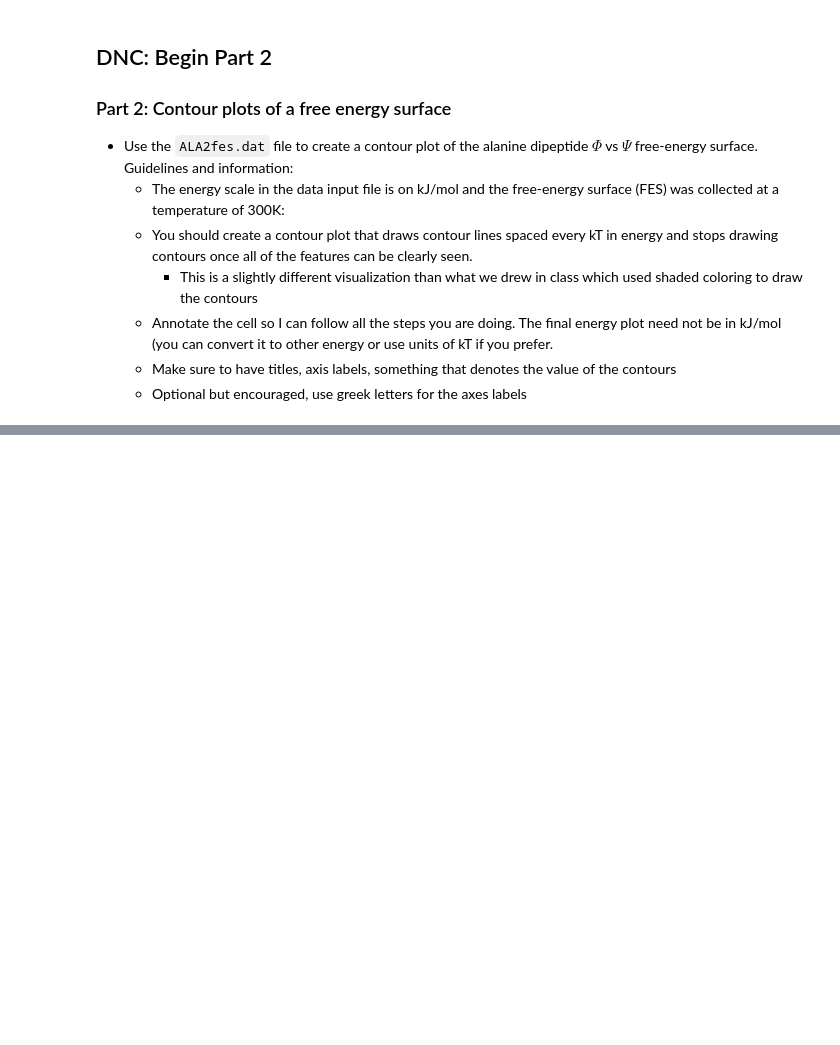
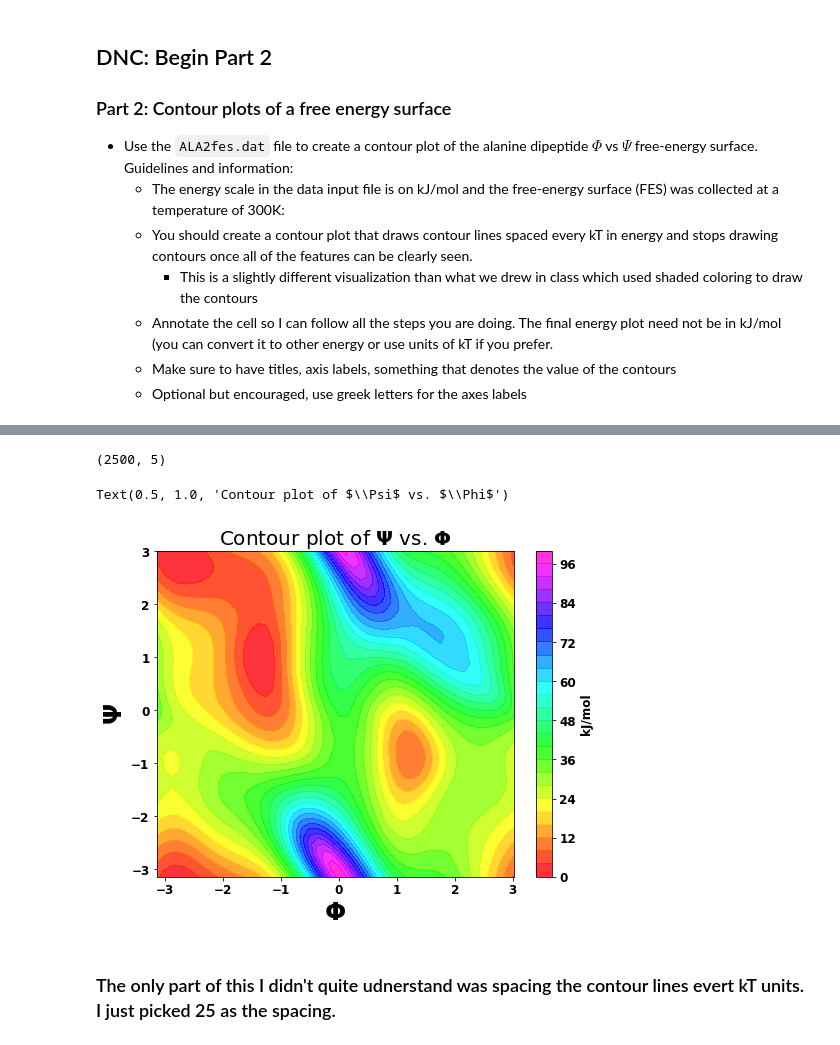
Before and after one commit to jrodguez/data_visualization, a Jupyter notebook: HW2.ipynb, the cells around one changed output, grey strips where cells are left out. Saved outputs shown, nothing was run; the diff lists cells and outputs as text; code cells hidden in the pictures; blank space fills up the shorter version.

```diff
--- a/HW2.ipynb
+++ b/HW2.ipynb
@@ -90,0 +109,4 @@ df.head()
+# %%
+column_names = ['phi', 'psi', 'fes', 'der_phi', 'der_psi']
+data_ALA  = pd.read_csv('ALA2fes.dat', sep = '\s+', header = None, skiprows = 9, names = column_names)
+data_ALA.head()
@@ -90,0 +120,45 @@ df.head()
+# %%
+#Checking data shape is correct, had some issues previously, looks good now.
+data_ALA.shape
+# %% [output]
+(2500, 5)
+# %%
+# need to convert the data into arrays
+
+#creating numpy array for phi, need to reshape the data, 2500 total data sets but they are repeated 50 times. Only need 50.
+phi = np.array(data_ALA['phi'])
+phi_reshape = np.reshape(phi, (50, 50))
+
+#creating numpy array for psi and reshaping data
+psi = np.array(data_ALA['psi'])
+psi_reshape = np.reshape(psi, (50, 50))
+
+#creating numpy array for fes and reshaping data
+fes = np.array(data_ALA['fes'])
+fes_reshape = np.reshape(fes, (50, 50))
+
+
+#Label phi, psi, and fes as X, Y, and Z arrays. For X and Y, need to call on the first columna and first row.
+X = phi_reshape[0, :]
+Y = psi_reshape[:, 0]
+Z = fes_reshape
+
+#creating the figure
+fig = plt.figure(figsize=[8, 6])
+
+#makes the contour plot
+plt.contourf(X, Y, Z, (25), cmap = 'gist_rainbow', alpha = 0.8 )
+
+#inserts a colorbar for the contour plot
+CLB = plt.colorbar()
+CLB.ax.set_ylabel('kJ/mol')
+
+# Labels, titles
+plt.xlabel(r'$\Phi$', fontsize = 25)
+plt.ylabel(r'$\Psi$', fontsize = 25)
+plt.title('Contour plot of $\Psi$ vs. $\Phi$', fontsize= 20)
+# %% [output]
+Text(0.5, 1.0, 'Contour plot of $\\Psi$ vs. $\\Phi$')
+[figure, added]
+# %% [markdown]
+### The only part of this I didn't quite udnerstand was spacing the contour lines evert kT units. I just picked 25 as the spacing.
```
Also changed, not shown: parts of 10 cells of this notebook.
